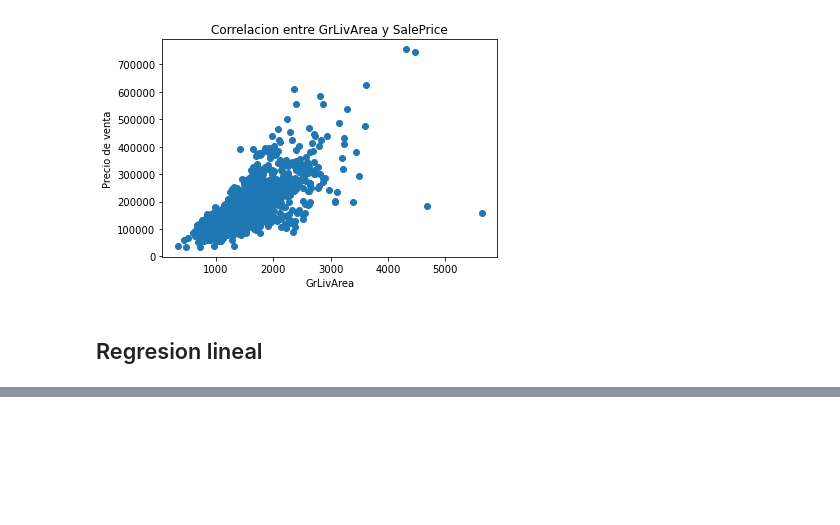
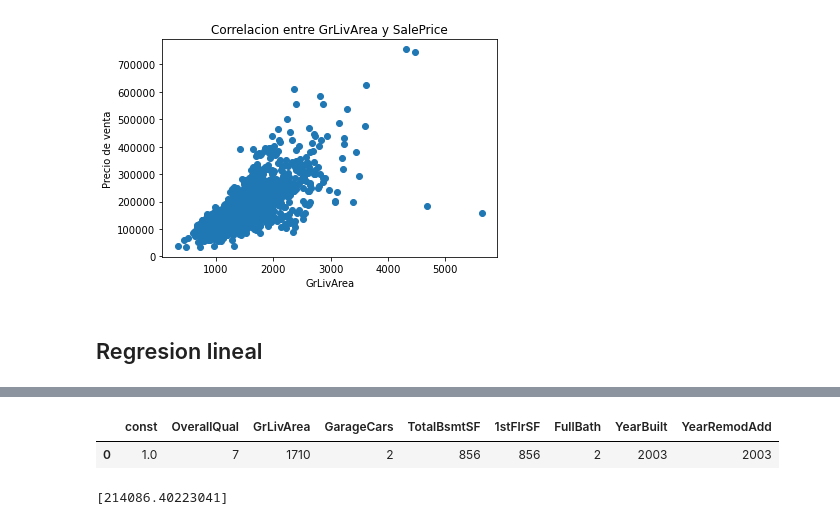
Before and after one commit to AmarilloVel/DS, a Jupyter notebook: ej1/ej1.ipynb, the cells around one changed output, grey strips where cells are left out. Drawn from its saved outputs; the diff is of its cells as text; code cells hidden in the pictures; blank space fills up the shorter version.

```diff
--- a/ej1/ej1.ipynb
+++ b/ej1/ej1.ipynb
@@ -392,0 +395,2 @@ Text(0, 0.5, 'Precio de venta')
+# %%
+X = sm.add_constant(X,prepend = True)
@@ -392,0 +425,2 @@ Text(0, 0.5, 'Precio de venta')
+# %%
+X= X.drop(['GarageArea','TotRmsAbvGrd'],axis=1)
@@ -392,0 +450,9 @@ Text(0, 0.5, 'Precio de venta')
+# %%
+X.head(1)
+# %% [output]
+|  | const | OverallQual | GrLivArea | GarageCars | TotalBsmtSF | 1stFlrSF | FullBath | YearBuilt | YearRemodAdd |
+| 0 | 1.0 | 7 | 1710 | 2 | 856 | 856 | 2 | 2003 | 2003 |
+# %%
+print(modelo.predict([1,7,1710,2,856,856,2,2003,2003]))
+# %% [output]
+[214086.40223041]
```
Also changed, not shown: parts of 7 cells of this notebook.
